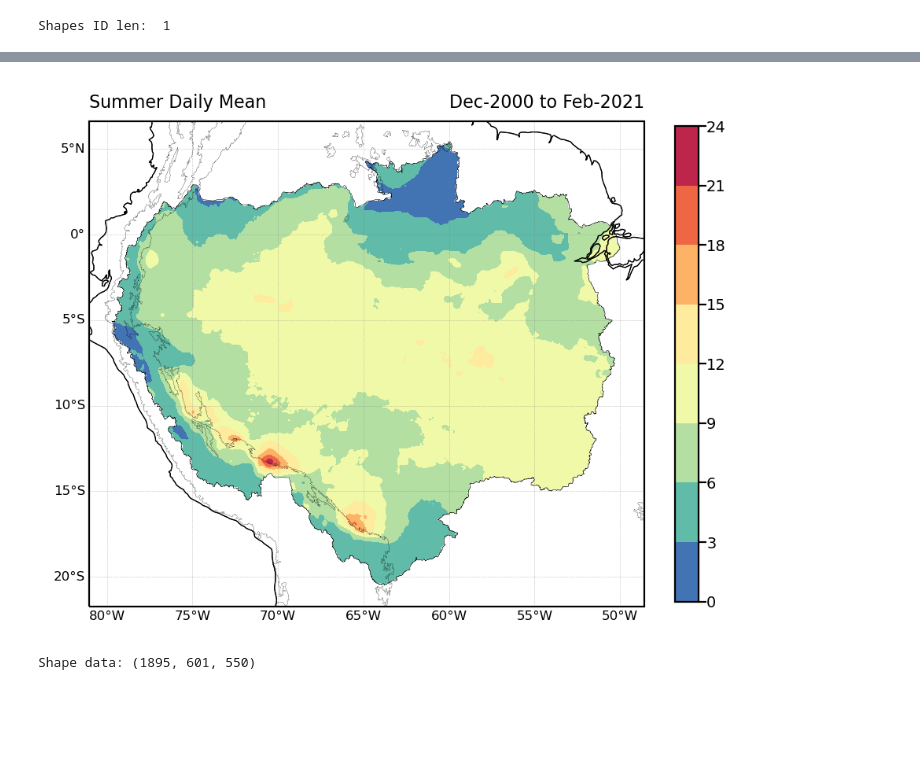
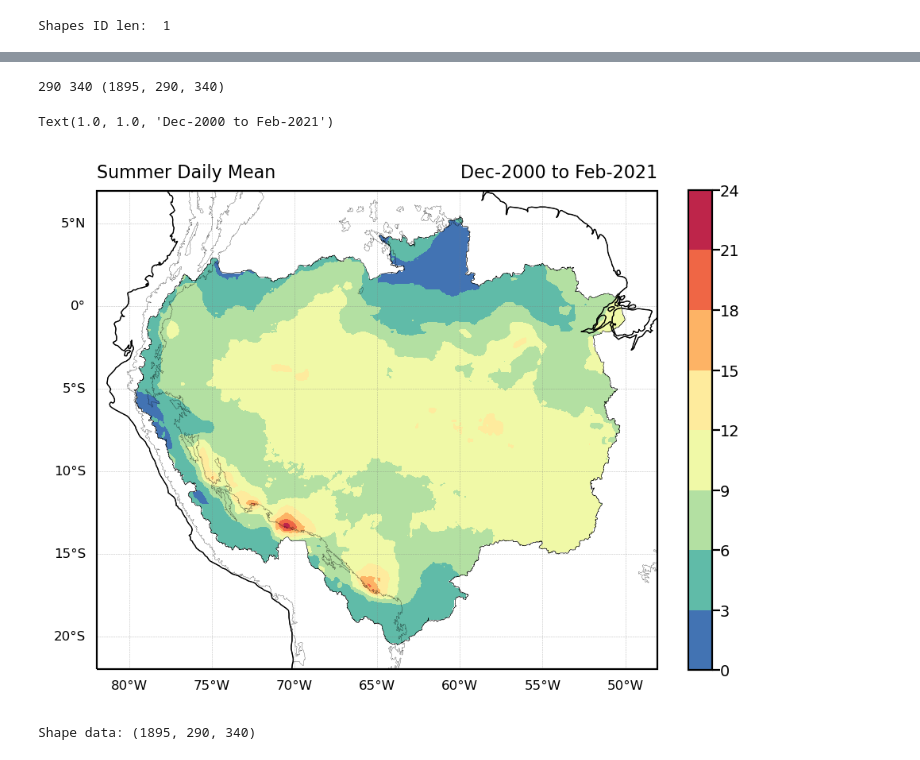
Before and after one commit to mhacarthur/IMERG_processing, a Jupyter notebook: jupyter/extract/amazon.ipynb, the cells around one changed output, grey strips where cells are left out. Saved outputs shown, nothing was run; the diff lists cells and outputs as text; code cells hidden in the pictures; blank space fills up the shorter version.

Commit message:
output of Amazon IMERG daily data 0.1x0.1

```diff
--- a/jupyter/extract/amazon.ipynb
+++ b/jupyter/extract/amazon.ipynb
@@ -17,7 +17,7 @@ import cartopy.crs as ccrs
 import cartopy.feature as cfeature
 import cartopy.io.shapereader as shpreader
 # %%
-shp_dir = '/mnt/Data/shape/Amazon_Basin/Bacia/Amazonas.shp'
+shp_dir = '/mnt/Data/shape/Amazon_Basin/Sensu_Latissimo/AMA_Sensu_Latissimo.shp'
 amazonas = list(shpreader.Reader(shp_dir).geometries())
 
 andes = list(shpreader.Reader('/mnt/Data/shape/Andes/height/andes_1000.shp').geometries())
@@ -102,3 +101,7 @@ lon2d, lat2d = np.meshgrid(lon2, lat2)
+# %%
+print(len(lat2),len(lon2),np.shape(pre_amazonas2))
+# %% [output]
+290 340 (1895, 290, 340)
 # %%
 linewidth_shape = 0.2
 
@@ -109,40 +112,41 @@ levels_event = None
 proj = ccrs.PlateCarree()
 cmap = plt.cm.Spectral_r
 
 fig = plt.figure(figsize=(5,5),dpi=200)
 gs = gridspec.GridSpec(1,1)
 
 ax1 = plt.subplot(gs[0, 0], projection = proj)
 # ax1.set_extent([-82,-48,-22,7],crs=proj)
 ax1.coastlines(linestyle='-',linewidth=0.5,color='black',zorder=4)
 ax1.add_feature(cfeature.COASTLINE,linewidth=0.3,color='black',zorder=4)
 
 ax1.add_geometries(amazonas,proj,edgecolor='k',facecolor='None',linestyle='-',linewidth=linewidth_shape,zorder=5)
 ax1.add_geometries(andes,proj,edgecolor='k',facecolor='None',linestyle='-',linewidth=0.1,zorder=5)
 
 a1 = ax1.contourf(lon2d,lat2d,pre_mean,cmap=cmap,levels=levels_mean)
 gl = ax1.gridlines(crs=proj,draw_labels=True,linewidth=0.2,color='gray',alpha=0.5,linestyle='--')
 gl.top_labels = False
 gl.bottom_labels = True
 gl.left_labels = True
 gl.right_labels = False
 gl.xlabel_style = {'size': 6, 'color': 'k'}
 gl.ylabel_style = {'size': 6, 'color': 'k'}
 
 cbar1 = plt.colorbar(a1,fraction=0.039)
 cbar1.ax.tick_params(labelsize=7, pad=0.04)
 
 ax1.set_title('Summer Daily Mean',fontsize=8, loc='left')
 ax1.set_title('Dec-2000 to Feb-2021',fontsize=8, loc='right')
 
-name_out = '../../images/Amazon_mean_summer_daily_01x01.png'
-plt.savefig(name_out,transparent = False,bbox_inches ='tight',pad_inches = 0.05, facecolor='white')
+# name_out = '../../images/Amazon_mean_summer_daily_01x01.png'
+# plt.savefig(name_out,transparent = False,bbox_inches ='tight',pad_inches = 0.05, facecolor='white')
 # %% [output]
+Text(1.0, 1.0, 'Dec-2000 to Feb-2021')
-[figure, old version]
+[figure, new version]
 # %%
-print(f'Shape data: {pre_amazonas.shape}')
-info = {'file': '/mnt/Data/Data/3B42_199901_201212_climatology_01x01.nc',
-        'title': 'Amazon Basin IMERG Daily Precipitation',
+print(f'Shape data: {pre_amazonas2.shape}')
+info = {'file': '/mnt/Data/Data/IMERG/season/summer/IMERG_2000_12_2021_02_24h_01x01_summer_amazon_sensu_latissimo.nc',
+        'title': 'Amazon Basin IMERG Daily Precipitation 0.1x0.1',
         'year_start':2000,'month_start':12,'day_start':1,'hour_start':0,'minute_start':0,
         'year_end':2006,'month_end':2,'day_end':7,'hour_end':23,'minute_end':59,
         'time_frequency': 'daily',
@@ -150,7 +154,7 @@ info = {'file': '/mnt/Data/Data/3B42_199901_201212_climatology_01x01.nc',
         'var_name': 'pre',
         'var_units': 'mm/day'}
 # %% [output]
-Shape data: (1895, 601, 550)
+Shape data: (1895, 290, 340)
 # %%
 ca.create_netcdf(info,pre_amazonas2,lat2,lon2)
 # %% [output]
```
Also changed, not shown: parts of 6 cells of this notebook.
